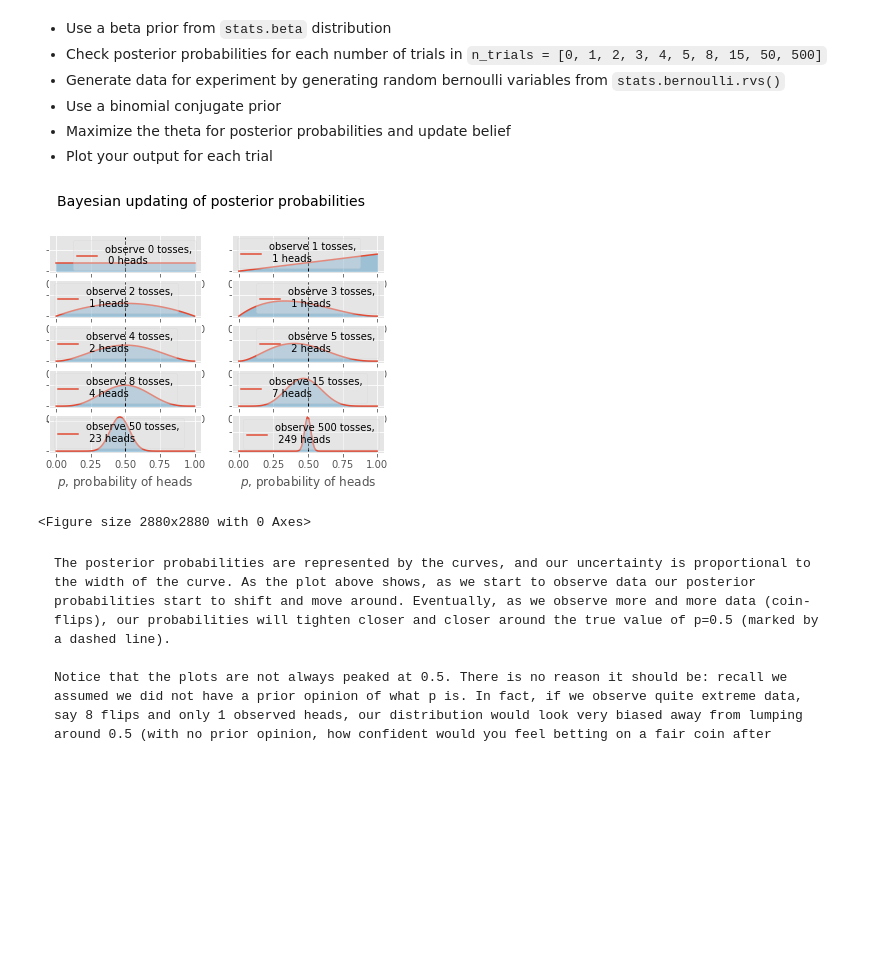
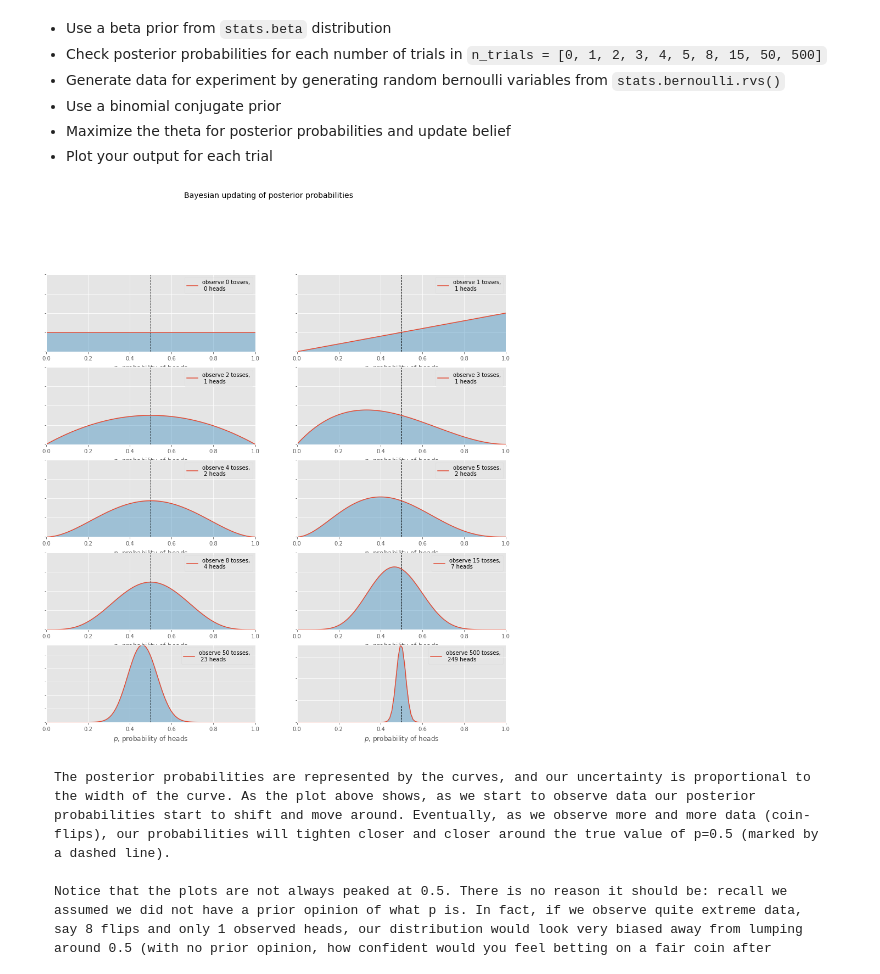
Before and after one commit to briansrebrenik/dsc-2-21-14-bayesian-frameowork-lab-nyc-career-ds-102218, a Jupyter notebook: index.ipynb, the cells around one changed output. Saved outputs shown, nothing was run; the diff lists cells and outputs as text; code cells hidden in the pictures; blank space fills up the shorter version.

```diff
--- a/index.ipynb
+++ b/index.ipynb
@@ -45,32 +45,31 @@ n_trials = [0, 1, 2, 3, 4, 5, 8, 15, 50, 500]
 data = stats.bernoulli.rvs(0.5, size=n_trials[-1])
 x = np.linspace(0, 1, 100)
 # %%
-plt.figure(figsize=(14))
+plt.figure(figsize=(20,15))
 for k, N in enumerate(n_trials):
     sx = plt.subplot(len(n_trials) / 2, 2, k + 1)
     plt.xlabel("$p$, probability of heads")
     plt.setp(sx.get_yticklabels(), visible=False)
 
     heads = data[:N].sum()
     y = dist.pdf(x, 1 + heads, 1 + N - heads)
 
     plt.plot(x, y, label="observe %d tosses,\n %d heads" % (N, heads))
     plt.fill_between(x, 0, y, color="#348ABD", alpha=0.4)
     plt.vlines(0.5, 0, 4, color="k", linestyles="--", lw=1)
 
     leg = plt.legend()
     leg.get_frame().set_alpha(0.4)
     plt.autoscale(tight=True)
 
 
 plt.suptitle("Bayesian updating of posterior probabilities",
              y=1.02,
              fontsize=14)
 
 plt.show()
 # %% [output]
-[figure, old version]
+[figure, new version]
-<Figure size 2880x2880 with 0 Axes>
 # %%
 # Record your observations here
 # %% [markdown]
```
